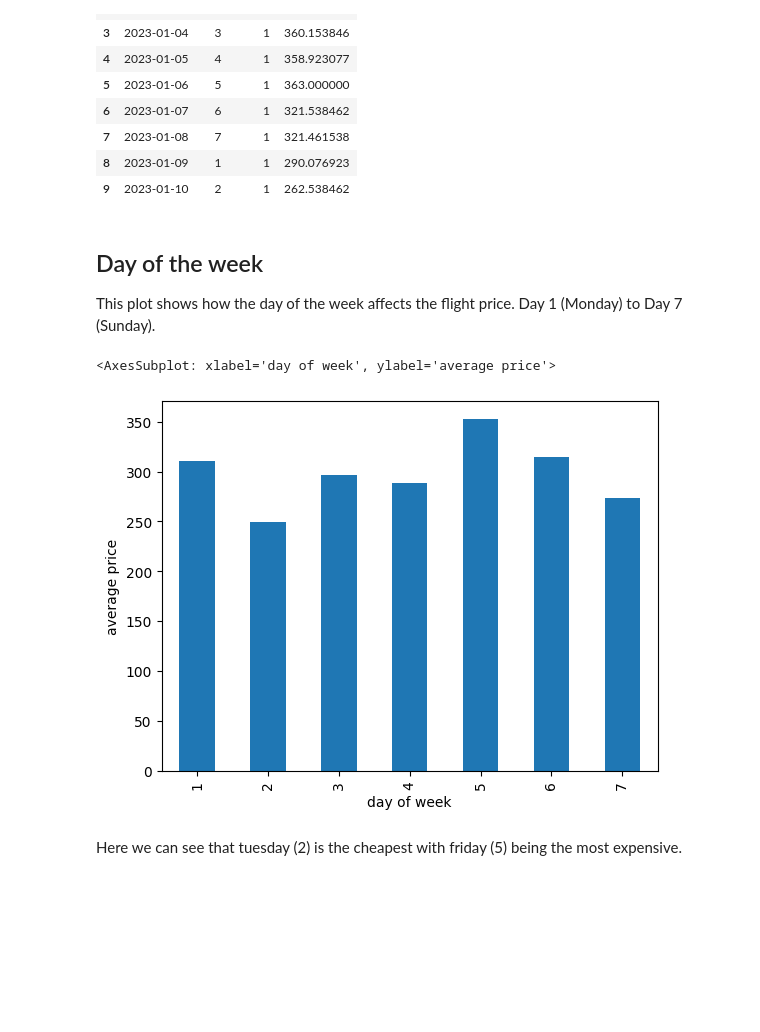
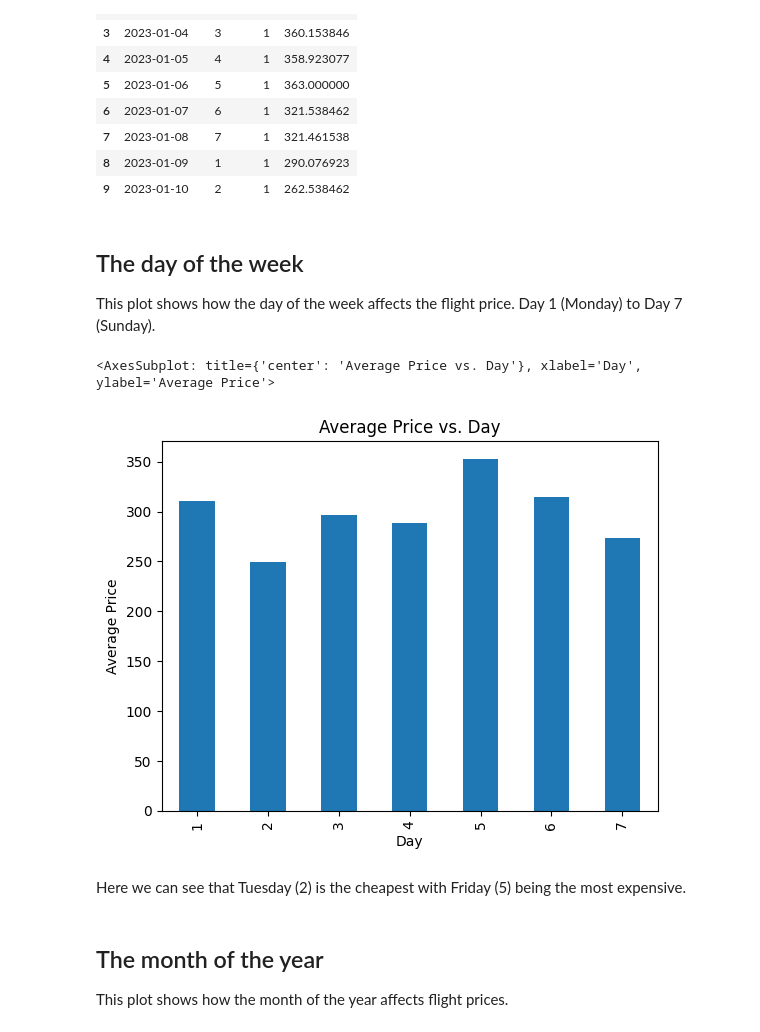
Before and after one commit to billyhawkes/flight-price-research, a Jupyter notebook: report.ipynb, the cells around one changed output. Saved outputs shown, nothing was run; the diff lists cells and outputs as text; code cells hidden in the pictures; blank space fills up the shorter version.

```diff
--- a/report.ipynb
+++ b/report.ipynb
@@ -148,17 +148,21 @@ price_by_date.head(10)
 | 8 | 2023-01-09 | 1 | 1 | 290.076923 |
 | 9 | 2023-01-10 | 2 | 1 | 262.538462 |
 # %% [markdown]
-## Day of the week
+## The day of the week
 
 This plot shows how the day of the week affects the flight price. Day 1 (Monday) to Day 7 (Sunday).
 # %%
 # bar plot by day of week
 price_by_date[1:176].groupby(['day'])['price'].mean().plot(
-    kind="bar", xlabel="day of week", ylabel="average price")
+    kind="bar", xlabel="Day", ylabel="Average Price", title="Average Price vs. Day")
 # %% [output]
-<AxesSubplot: xlabel='day of week', ylabel='average price'>
+<AxesSubplot: title={'center': 'Average Price vs. Day'}, xlabel='Day', ylabel='Average Price'>
-[figure, old version]
+[figure, new version]
 # %% [markdown]
-Here we can see that tuesday (2) is the cheapest with friday (5) being the most expensive.
+Here we can see that Tuesday (2) is the cheapest with Friday (5) being the most expensive.
+# %% [markdown]
+## The month of the year
+
+This plot shows how the month of the year affects flight prices.
 # %%
 # bar plot by month
```
Also changed, not shown: parts of 10 cells of this notebook, 2 other files.
